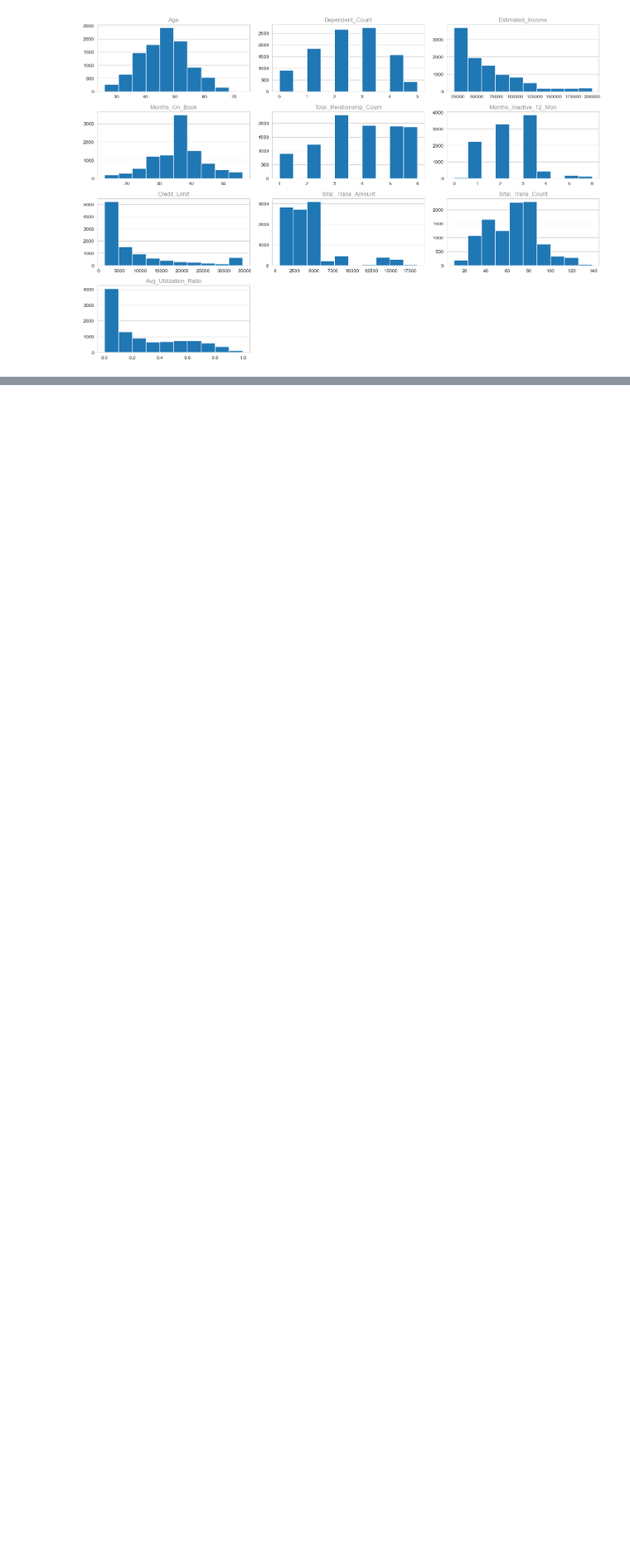
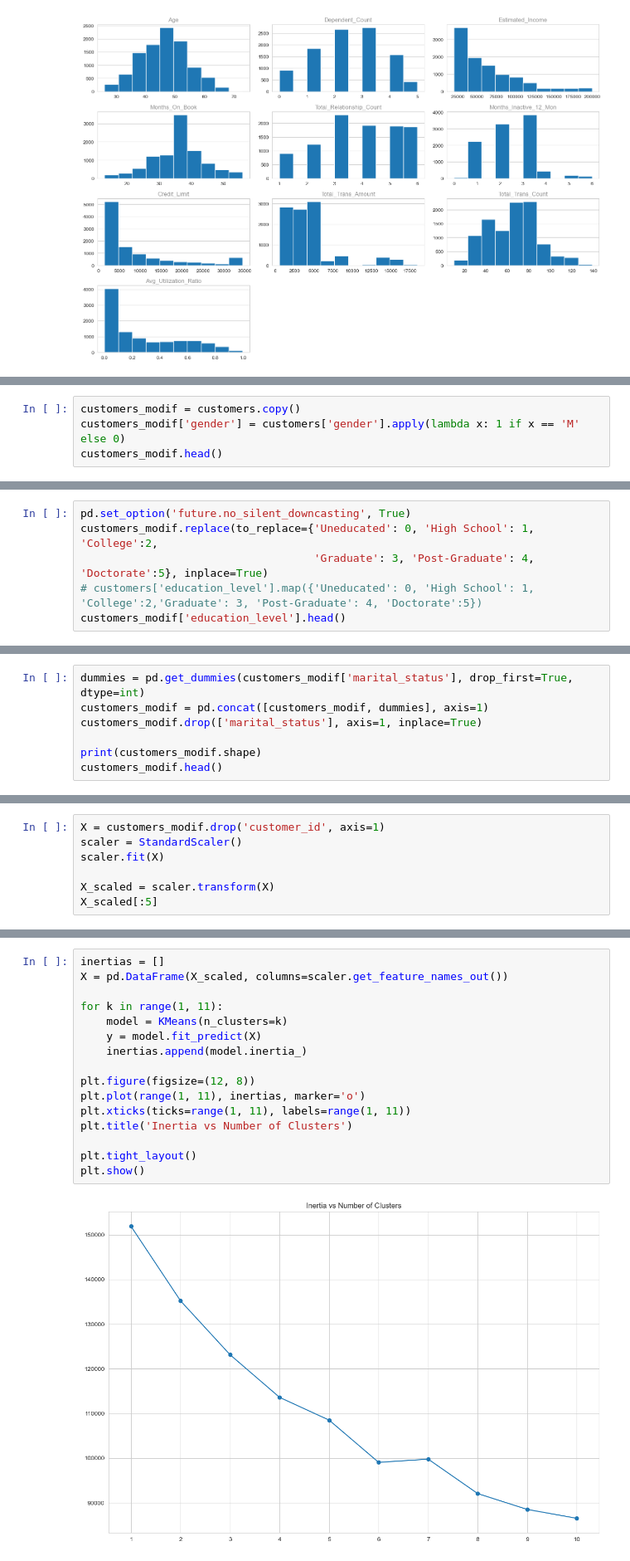
Before and after one commit to Sunday-Okey/Data-Scientist-in-Python, a Jupyter notebook: Projects/Credit Card Customer Segmentation.ipynb, the cells around one changed output, grey strips where cells are left out. Shown: that part at 83% size. Cells and saved outputs as stored; diff of their text form; blank space fills up the shorter version.

```diff
--- a/Projects/Credit Card Customer Segmentation.ipynb
+++ b/Projects/Credit Card Customer Segmentation.ipynb
@@ -166,0 +238,4 @@ plt.show()
+# %%
+customers_modif = customers.copy()
+customers_modif['gender'] = customers['gender'].apply(lambda x: 1 if x == 'M' else 0)
+customers_modif.head()
@@ -166,0 +249,6 @@ plt.show()
+# %%
+pd.set_option('future.no_silent_downcasting', True)
+customers_modif.replace(to_replace={'Uneducated': 0, 'High School': 1, 'College':2,
+                                    'Graduate': 3, 'Post-Graduate': 4, 'Doctorate':5}, inplace=True)
+# customers['education_level'].map({'Uneducated': 0, 'High School': 1, 'College':2,'Graduate': 3, 'Post-Graduate': 4, 'Doctorate':5})
+customers_modif['education_level'].head()
@@ -166,0 +262,7 @@ plt.show()
+# %%
+dummies = pd.get_dummies(customers_modif['marital_status'], drop_first=True, dtype=int)
+customers_modif = pd.concat([customers_modif, dummies], axis=1)
+customers_modif.drop(['marital_status'], axis=1, inplace=True)
+
+print(customers_modif.shape)
+customers_modif.head()
@@ -166,0 +280,7 @@ plt.show()
+# %%
+X = customers_modif.drop('customer_id', axis=1)
+scaler = StandardScaler()
+scaler.fit(X)
+
+X_scaled = scaler.transform(X)
+X_scaled[:5]
@@ -166,0 +307,18 @@ plt.show()
+# %%
+inertias = []
+X = pd.DataFrame(X_scaled, columns=scaler.get_feature_names_out())
+
+for k in range(1, 11):
+    model = KMeans(n_clusters=k)
+    y = model.fit_predict(X)
+    inertias.append(model.inertia_)
+
+plt.figure(figsize=(12, 8))
+plt.plot(range(1, 11), inertias, marker='o')
+plt.xticks(ticks=range(1, 11), labels=range(1, 11))
+plt.title('Inertia vs Number of Clusters')
+
+plt.tight_layout()
+plt.show()
+# %% [output]
+[figure, added]
```
Also changed, not shown: parts of 33 cells of this notebook.
